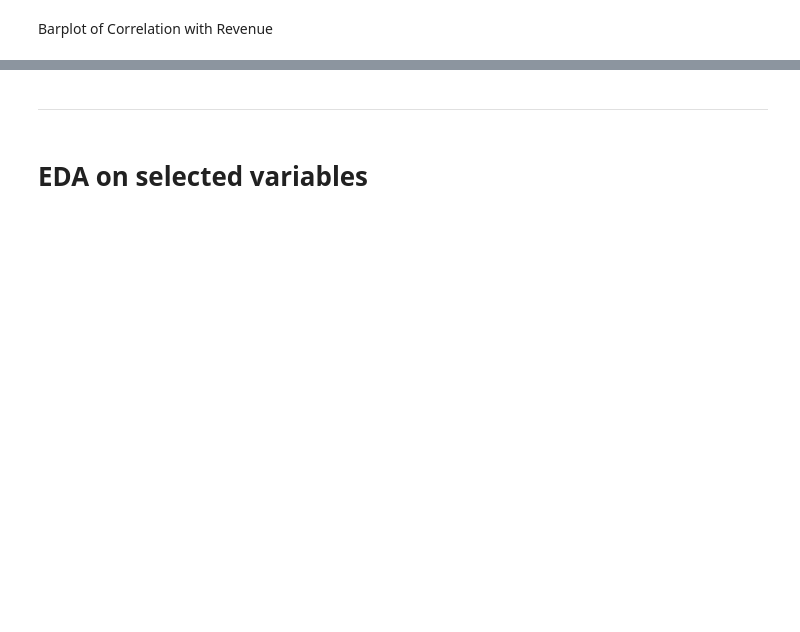
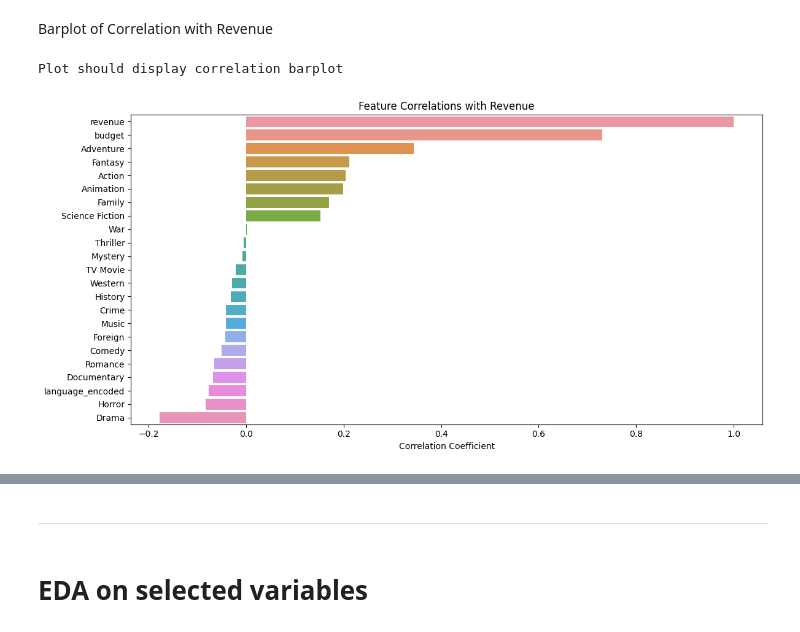
Before and after one commit to Agnieszkalukasiak/Film_Hit_prediction, a Jupyter notebook: jupyter_notebooks/Film_success_study.ipynb, the cells around one changed output, grey strips where cells are left out. Drawn from its saved outputs; the diff is of its cells as text; code cells hidden in the pictures; blank space fills up the shorter version.

```diff
--- a/jupyter_notebooks/Film_success_study.ipynb
+++ b/jupyter_notebooks/Film_success_study.ipynb
@@ -144,0 +162,14 @@ plt.show()
+# %%
+import matplotlib.pyplot as plt
+import seaborn as sns
+
+plt.figure(figsize=(12, 6))
+correlations = df_movies.corr()['revenue'].sort_values(ascending=False)
+sns.barplot(x=correlations.values, y=correlations.index)
+plt.title('Feature Correlations with Revenue')
+plt.xlabel('Correlation Coefficient')
+plt.tight_layout()
+print("Plot should display correlation barplot")
+# %% [output]
+Plot should display correlation barplot
+[figure, added]
```
Also changed, not shown: parts of 15 cells of this notebook.
